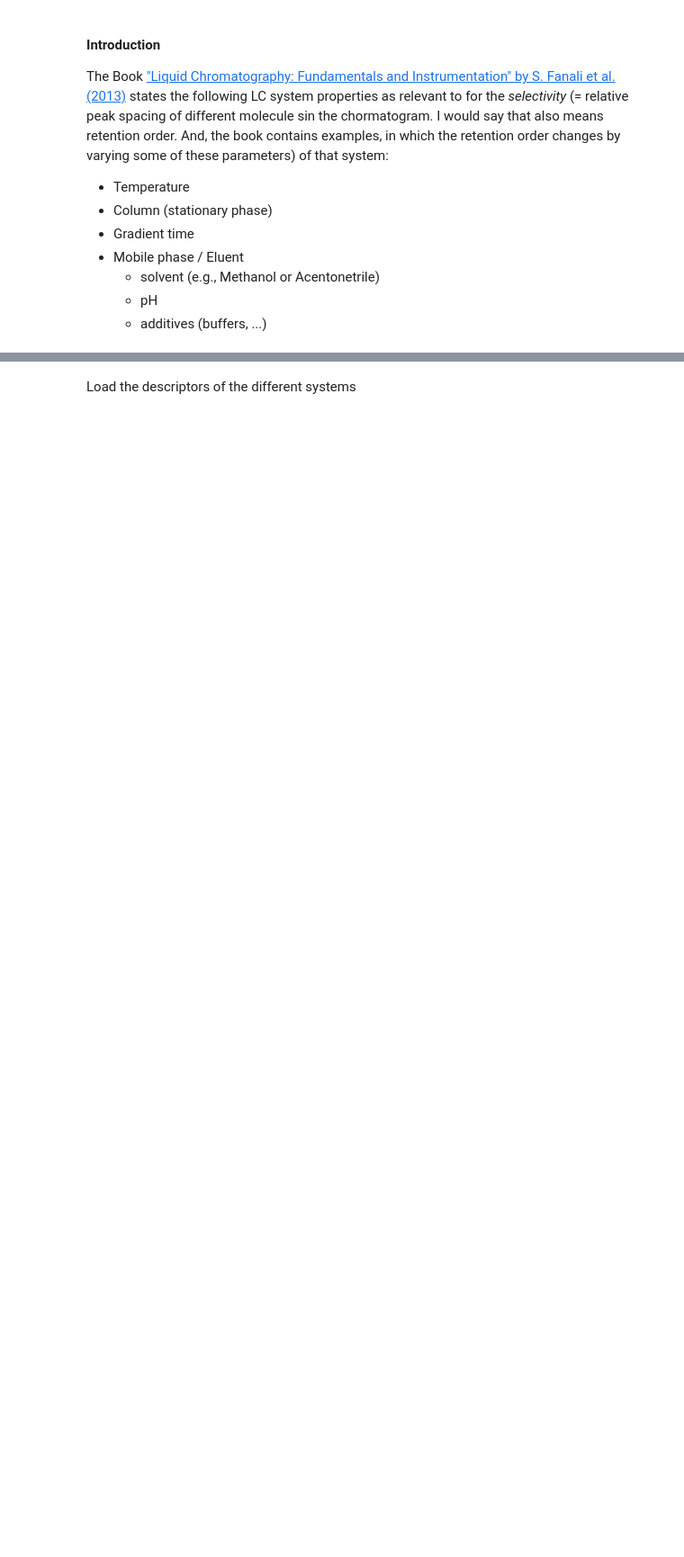
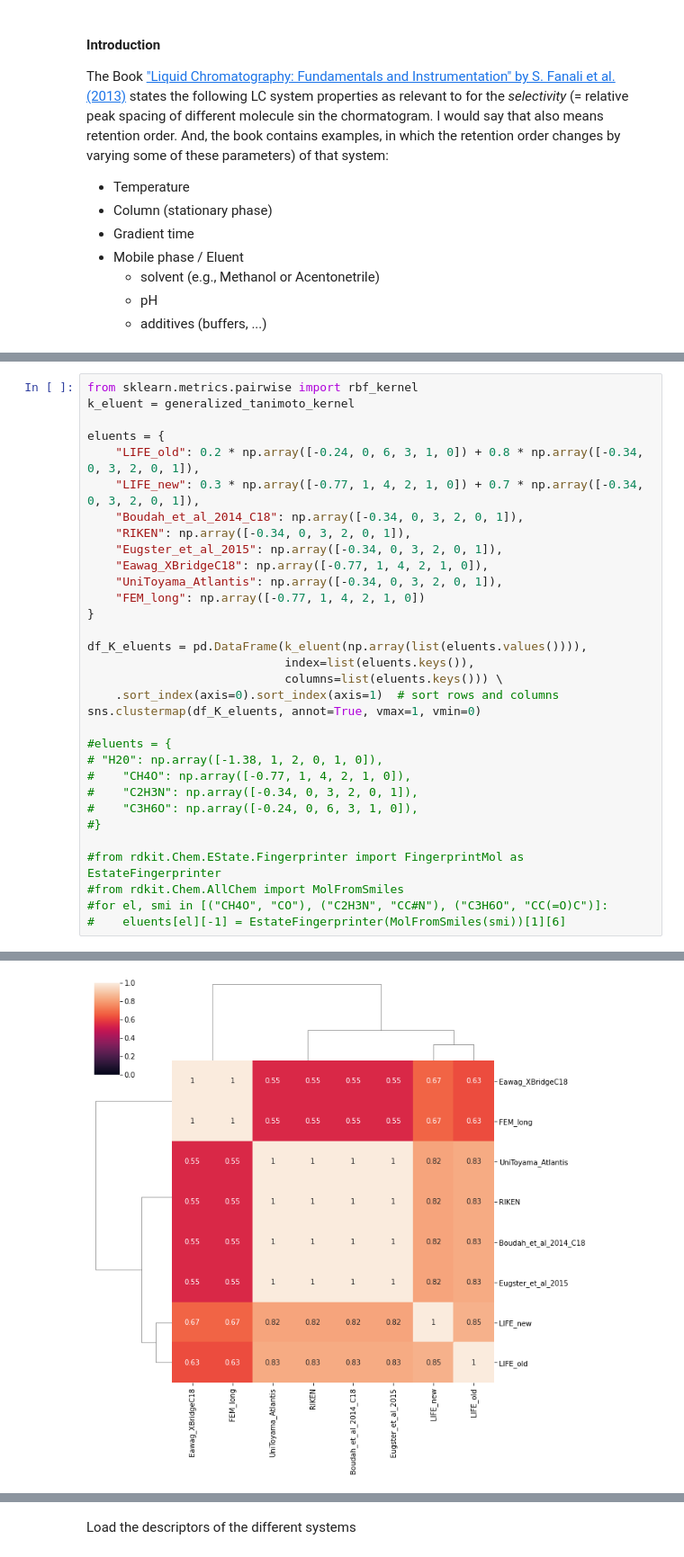
Before and after one commit to bachi55/rosvm, a Jupyter notebook: rosvm/ranksvm/tutorial/use_chromatographic_system_descriptors.ipynb, the cells around one changed output, grey strips where cells are left out. Shown at 90% size. Drawn from its saved outputs; the diff is of its cells as text; blank space fills up the shorter version.

```diff
--- a/rosvm/ranksvm/tutorial/use_chromatographic_system_descriptors.ipynb
+++ b/rosvm/ranksvm/tutorial/use_chromatographic_system_descriptors.ipynb
@@ -210,0 +203,33 @@ sns.heatmap(pd.DataFrame(K_eluents, index=list(eluents.keys()), columns=list(elu
+# %%
+from sklearn.metrics.pairwise import rbf_kernel
+k_eluent = generalized_tanimoto_kernel
+
+eluents = {
+    "LIFE_old": 0.2 * np.array([-0.24, 0, 6, 3, 1, 0]) + 0.8 * np.array([-0.34, 0, 3, 2, 0, 1]),
+    "LIFE_new": 0.3 * np.array([-0.77, 1, 4, 2, 1, 0]) + 0.7 * np.array([-0.34, 0, 3, 2, 0, 1]),
+    "Boudah_et_al_2014_C18": np.array([-0.34, 0, 3, 2, 0, 1]),
+    "RIKEN": np.array([-0.34, 0, 3, 2, 0, 1]),
+    "Eugster_et_al_2015": np.array([-0.34, 0, 3, 2, 0, 1]),
+    "Eawag_XBridgeC18": np.array([-0.77, 1, 4, 2, 1, 0]),
+    "UniToyama_Atlantis": np.array([-0.34, 0, 3, 2, 0, 1]),
+    "FEM_long": np.array([-0.77, 1, 4, 2, 1, 0])
+}
+
+df_K_eluents = pd.DataFrame(k_eluent(np.array(list(eluents.values()))),
+                            index=list(eluents.keys()),
+                            columns=list(eluents.keys())) \
+    .sort_index(axis=0).sort_index(axis=1)  # sort rows and columns
+sns.clustermap(df_K_eluents, annot=True, vmax=1, vmin=0)
+
+#eluents = {
+# "H20": np.array([-1.38, 1, 2, 0, 1, 0]),
+#    "CH4O": np.array([-0.77, 1, 4, 2, 1, 0]),
+#    "C2H3N": np.array([-0.34, 0, 3, 2, 0, 1]),
+#    "C3H6O": np.array([-0.24, 0, 6, 3, 1, 0]),
+#}
+
+#from rdkit.Chem.EState.Fingerprinter import FingerprintMol as EstateFingerprinter
+#from rdkit.Chem.AllChem import MolFromSmiles
+#for el, smi in [("CH4O", "CO"), ("C2H3N", "CC#N"), ("C3H6O", "CC(=O)C")]:
+#    eluents[el][-1] = EstateFingerprinter(MolFromSmiles(smi))[1][6]
+# %% [output]
@@ -211,3 +237,4 @@ sns.heatmap(pd.DataFrame(K_eluents, index=list(eluents.keys()), columns=list(elu
+[figure, added]
 # %% [markdown]
 #### Gradient Information
 
```
Also changed, not shown: parts of 37 cells of this notebook, 2 other files.
